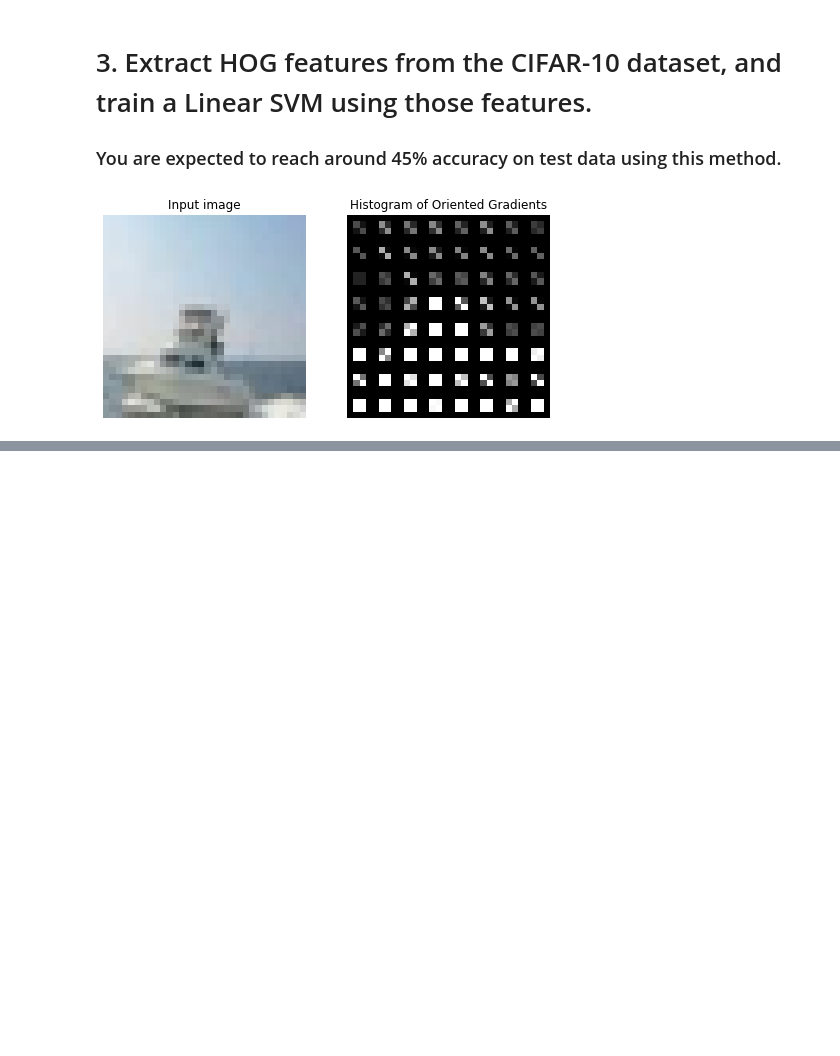
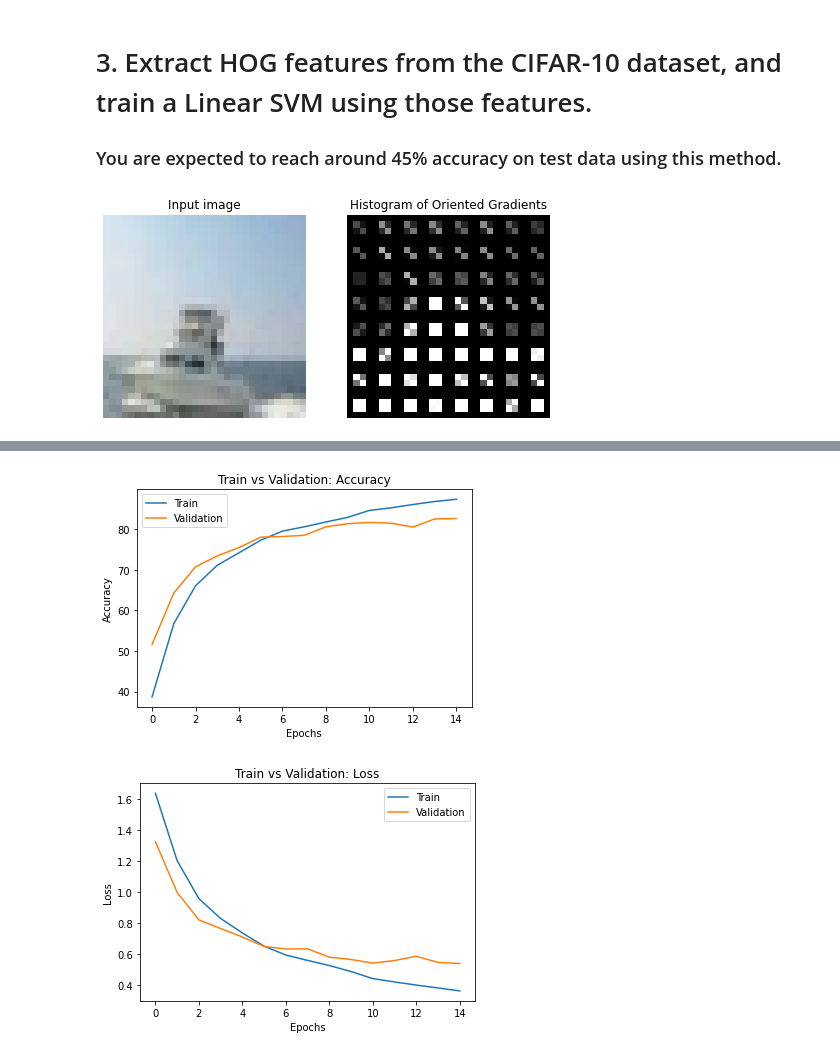
Before and after one commit to ms03831/nn-HoG-classification-CIFAR10, a Jupyter notebook: classification_cifar10.ipynb, the cells around one changed output, grey strips where cells are left out. Drawn from its saved outputs; the diff is of its cells as text; code cells hidden in the pictures; blank space fills up the shorter version.

```diff
--- a/classification_cifar10.ipynb
+++ b/classification_cifar10.ipynb
@@ -195,0 +229,7 @@ model.score(test_features, y_test)
+# %%
+if torch.cuda.is_available():
+    device = torch.device('cuda')
+else:
+    device = torch.device('cpu')
+
+print('Using PyTorch version:', torch.__version__, ' Device:', device)
@@ -195,0 +475,20 @@ model.score(test_features, y_test)
+# %%
+#loading data
+batch_size = 128
+
+def load_preprocess_data():
+    train = datasets.CIFAR10('./data', train=True, download=True, transform = transforms.Compose([
+                                            transforms.RandomCrop(32, padding=2),
+                                            transforms.RandomHorizontalFlip(),
+                                            transforms.ToTensor(),
+                                            transforms.Normalize((0.5, 0.5, 0.5), (0.5, 0.5, 0.5))]))
+
+    validation = datasets.CIFAR10('./data', train=False, download=True, transform = transforms.Compose([
+                                            transforms.ToTensor(),
+                                            transforms.Normalize((0.5, 0.5, 0.5), (0.5, 0.5, 0.5))]))
+    train_iter = torch.utils.data.DataLoader(dataset=train, batch_size=batch_size, shuffle=True)
+    validation_iter = torch.utils.data.DataLoader(dataset=validation, batch_size=batch_size, shuffle=False)
+    return train_iter, validation_iter
+
+train_iter, validation_iter = load_preprocess_data()
+train_iter
@@ -195,0 +548,5 @@ model.score(test_features, y_test)
+# %%
+%%time
+train_loss, validation_loss, train_accuray, validation_accuray = [], [], [], []
+epochs = 15
+train(epochs, train_loss, validation_loss, train_accuray, validation_accuray)
@@ -195,0 +571,7 @@ model.score(test_features, y_test)
+# %%
+plot_accuracy(train_accuray, validation_accuray)
+plot_loss(train_loss, validation_loss)
+torch.save(model, 'model_80')
+# %% [output]
+[figure, added]
+[figure, added]
```
Also changed, not shown: parts of 25 cells of this notebook.
